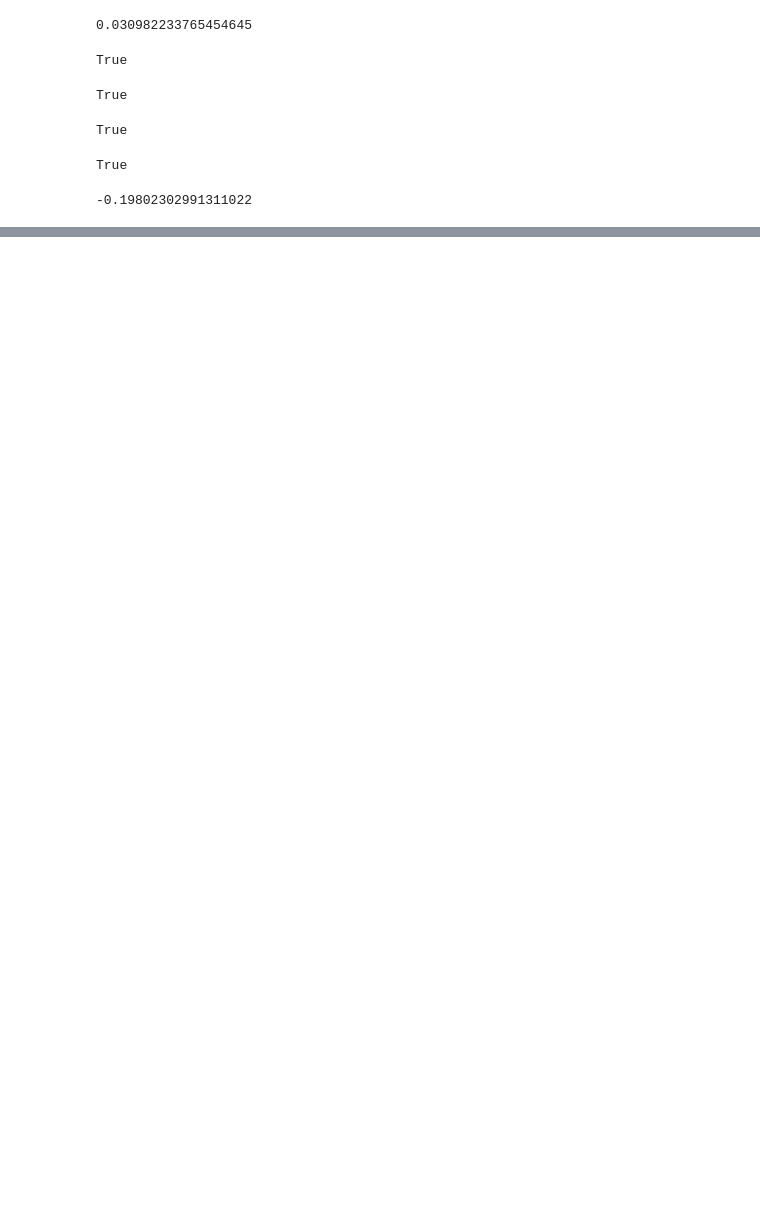
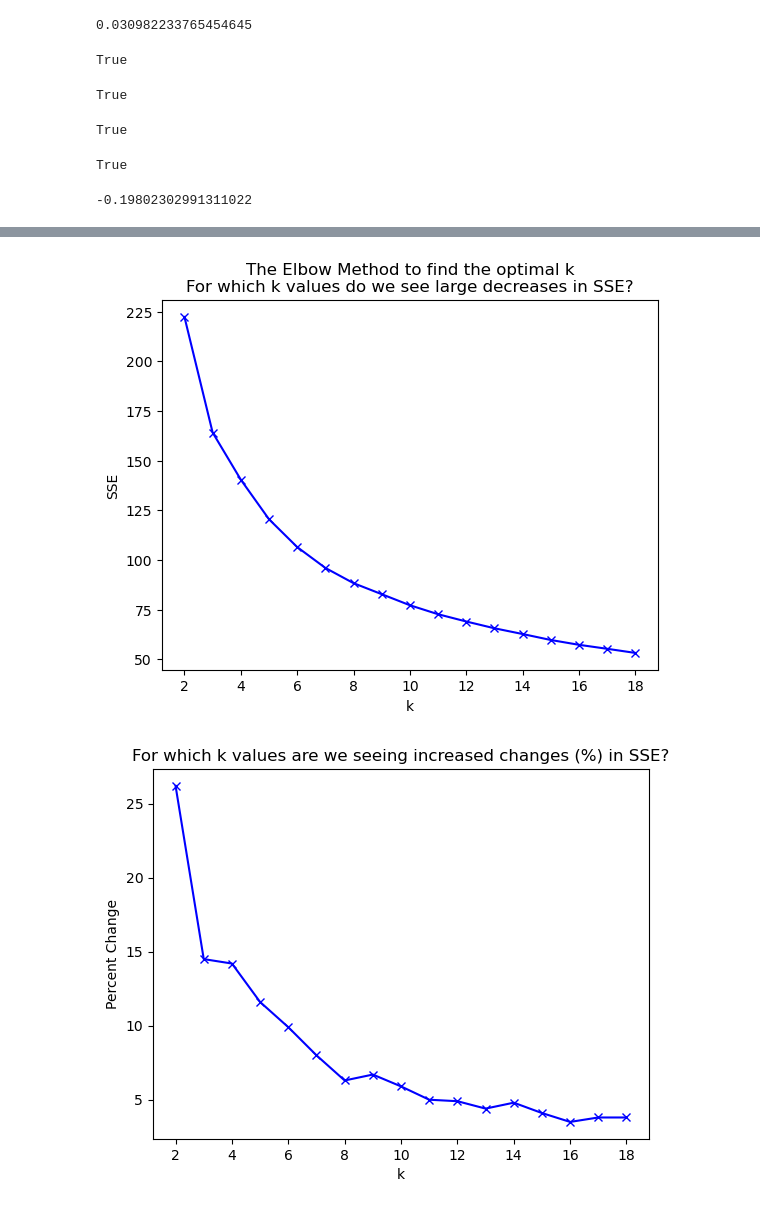
Before and after one commit to Wine-project-noether/Wine_project, a Jupyter notebook: exploration.ipynb, the cells around one changed output, grey strips where cells are left out. Drawn from its saved outputs; the diff is of its cells as text; code cells hidden in the pictures; blank space fills up the shorter version.

```diff
--- a/exploration.ipynb
+++ b/exploration.ipynb
@@ -350,0 +276,5 @@ X
+# %%
+# list of variables I will cluster on.
+cluster_vars = ['fso2', 'tso2']
+cluster_name = 'sulfur_dioxide'
+k_range = range(2,20)
@@ -350,0 +330,2 @@ X
+# %%
+centroid_df_so2 = get_centroids(kmeans, cluster_vars, cluster_name)
@@ -350,0 +345,2 @@ X
+# %%
+X = assign_clusters(kmeans, cluster_vars, cluster_name, centroid_df_so2)
@@ -350,0 +363,9 @@ X
+# %%
+cluster_vars = ['fixed', 'volatile', 'citric']
+cluster_name = 'acids'
+k_range = range(2,20)
+# %%
+find_k(X[0], cluster_vars, k_range)
+# %% [output]
+[figure, added]
+[figure, added]
```
Also changed, not shown: parts of 59 cells of this notebook, 4 other files.
